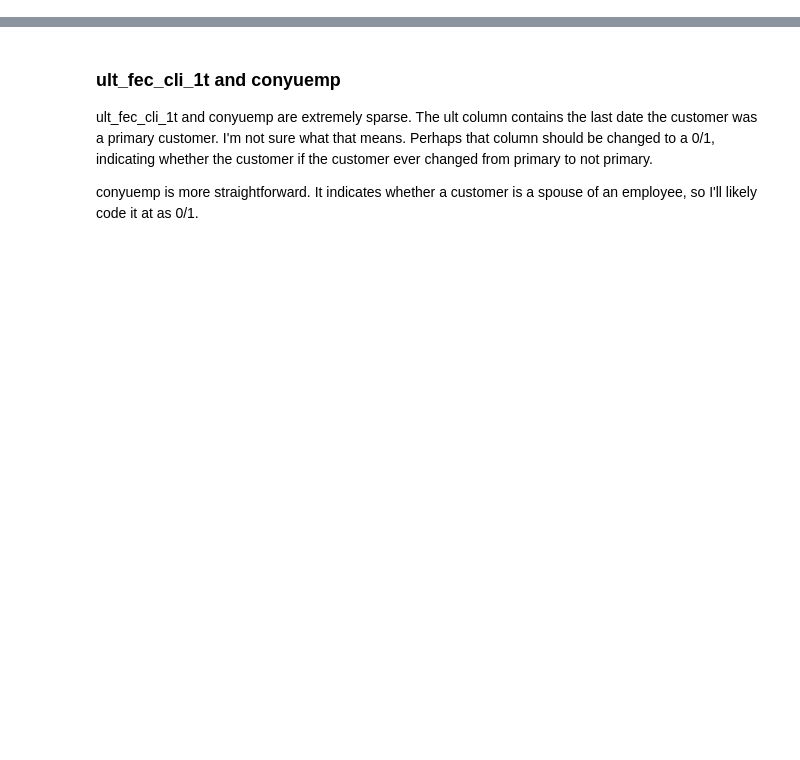
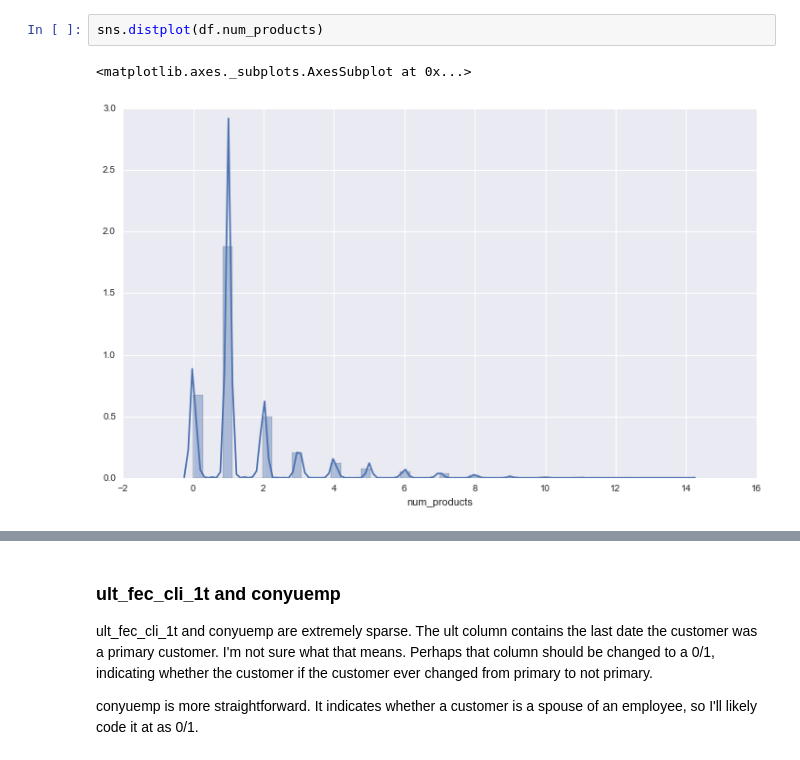
Before and after one commit to ryankresse/santander, a Jupyter notebook: eda.ipynb, the cells around one changed output, grey strips where cells are left out. Cells and saved outputs as stored; diff of their text form; blank space fills up the shorter version.

```diff
--- a/eda.ipynb
+++ b/eda.ipynb
@@ -32,3 +55,8 @@ df.describe()
+# %%
+sns.distplot(df.num_products)
+# %% [output]
+<matplotlib.axes._subplots.AxesSubplot at 0x...>
+[figure, added]
 # %%
 df.isnull().sum()
 # %% [output]
```
Also changed, not shown: parts of 29 cells of this notebook.
